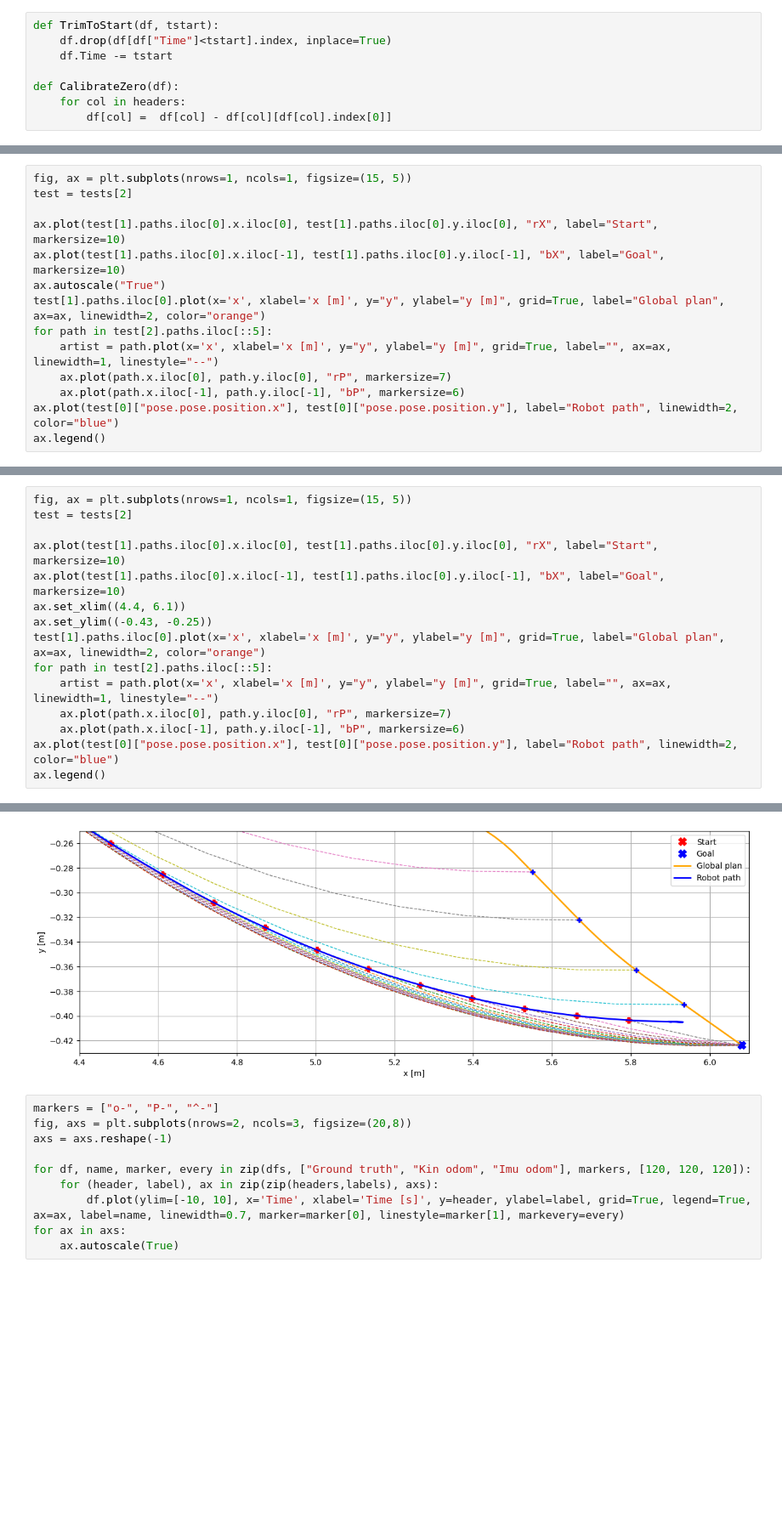
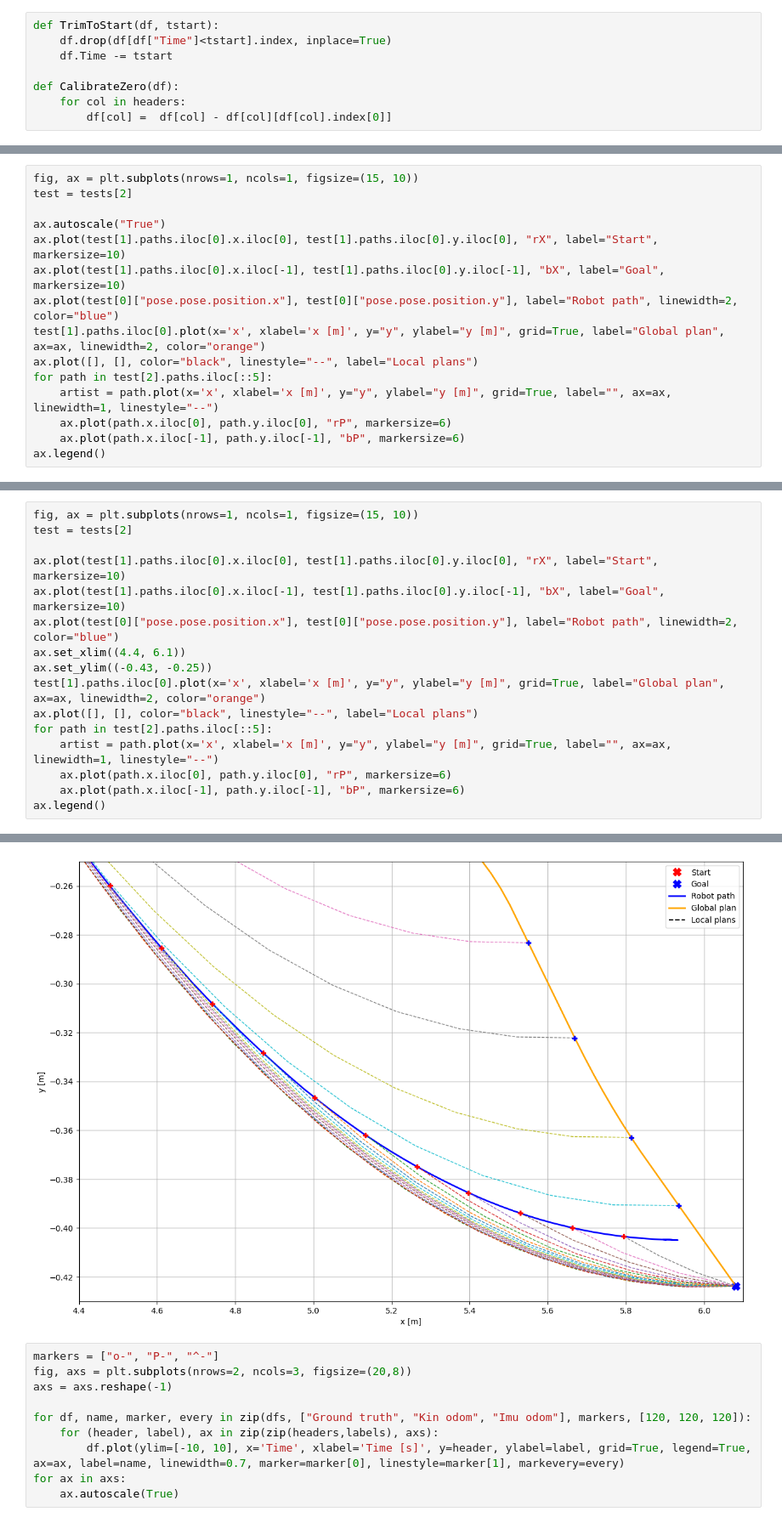
Before and after one commit to robotengineer123/RR-RobotSim, a Jupyter notebook: nav_tests.ipynb, the cells around one changed output, grey strips where cells are left out. Shown: that part at 85% size. Cells and saved outputs as stored; diff of their text form; blank space fills up the shorter version.

```diff
--- a/nav_tests.ipynb
+++ b/nav_tests.ipynb
@@ -123,16 +128,17 @@ for test, ax in zip(tests, axs):
 # %%
-fig, ax = plt.subplots(nrows=1, ncols=1, figsize=(15, 5))
+fig, ax = plt.subplots(nrows=1, ncols=1, figsize=(15, 10))
 test = tests[2]
 
+ax.autoscale("True")
 ax.plot(test[1].paths.iloc[0].x.iloc[0], test[1].paths.iloc[0].y.iloc[0], "rX", label="Start", markersize=10)
 ax.plot(test[1].paths.iloc[0].x.iloc[-1], test[1].paths.iloc[0].y.iloc[-1], "bX", label="Goal", markersize=10)
-ax.autoscale("True")
+ax.plot(test[0]["pose.pose.position.x"], test[0]["pose.pose.position.y"], label="Robot path", linewidth=2, color="blue")
 test[1].paths.iloc[0].plot(x='x', xlabel='x [m]', y="y", ylabel="y [m]", grid=True, label="Global plan", ax=ax, linewidth=2, color="orange")
+ax.plot([], [], color="black", linestyle="--", label="Local plans")
 for path in test[2].paths.iloc[::5]:
     artist = path.plot(x='x', xlabel='x [m]', y="y", ylabel="y [m]", grid=True, label="", ax=ax, linewidth=1, linestyle="--")
-    ax.plot(path.x.iloc[0], path.y.iloc[0], "rP", markersize=7)
+    ax.plot(path.x.iloc[0], path.y.iloc[0], "rP", markersize=6)
     ax.plot(path.x.iloc[-1], path.y.iloc[-1], "bP", markersize=6)
-ax.plot(test[0]["pose.pose.position.x"], test[0]["pose.pose.position.y"], label="Robot path", linewidth=2, color="blue")
 ax.legend()
 # %% [output]
 <matplotlib.legend.Legend at 0x...>
@@ -140,21 +146,22 @@ ax.legend()
 # %%
-fig, ax = plt.subplots(nrows=1, ncols=1, figsize=(15, 5))
+fig, ax = plt.subplots(nrows=1, ncols=1, figsize=(15, 10))
 test = tests[2]
 
 ax.plot(test[1].paths.iloc[0].x.iloc[0], test[1].paths.iloc[0].y.iloc[0], "rX", label="Start", markersize=10)
 ax.plot(test[1].paths.iloc[0].x.iloc[-1], test[1].paths.iloc[0].y.iloc[-1], "bX", label="Goal", markersize=10)
+ax.plot(test[0]["pose.pose.position.x"], test[0]["pose.pose.position.y"], label="Robot path", linewidth=2, color="blue")
 ax.set_xlim((4.4, 6.1))
 ax.set_ylim((-0.43, -0.25))
 test[1].paths.iloc[0].plot(x='x', xlabel='x [m]', y="y", ylabel="y [m]", grid=True, label="Global plan", ax=ax, linewidth=2, color="orange")
+ax.plot([], [], color="black", linestyle="--", label="Local plans")
 for path in test[2].paths.iloc[::5]:
     artist = path.plot(x='x', xlabel='x [m]', y="y", ylabel="y [m]", grid=True, label="", ax=ax, linewidth=1, linestyle="--")
-    ax.plot(path.x.iloc[0], path.y.iloc[0], "rP", markersize=7)
+    ax.plot(path.x.iloc[0], path.y.iloc[0], "rP", markersize=6)
     ax.plot(path.x.iloc[-1], path.y.iloc[-1], "bP", markersize=6)
-ax.plot(test[0]["pose.pose.position.x"], test[0]["pose.pose.position.y"], label="Robot path", linewidth=2, color="blue")
 ax.legend()
 # %% [output]
 <matplotlib.legend.Legend at 0x...>
-[figure, old version]
+[figure, new version]
 # %%
 markers = ["o-", "P-", "^-"]
 fig, axs = plt.subplots(nrows=2, ncols=3, figsize=(20,8))
```
Also changed, not shown: parts of 2 cells of this notebook, 1 other file.
